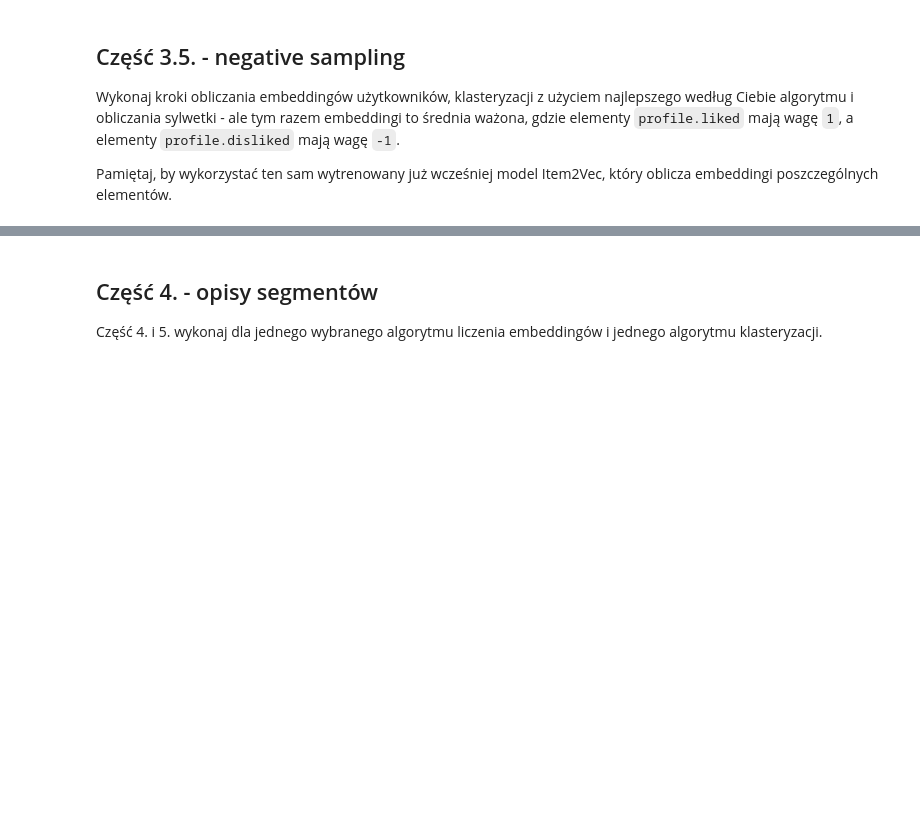
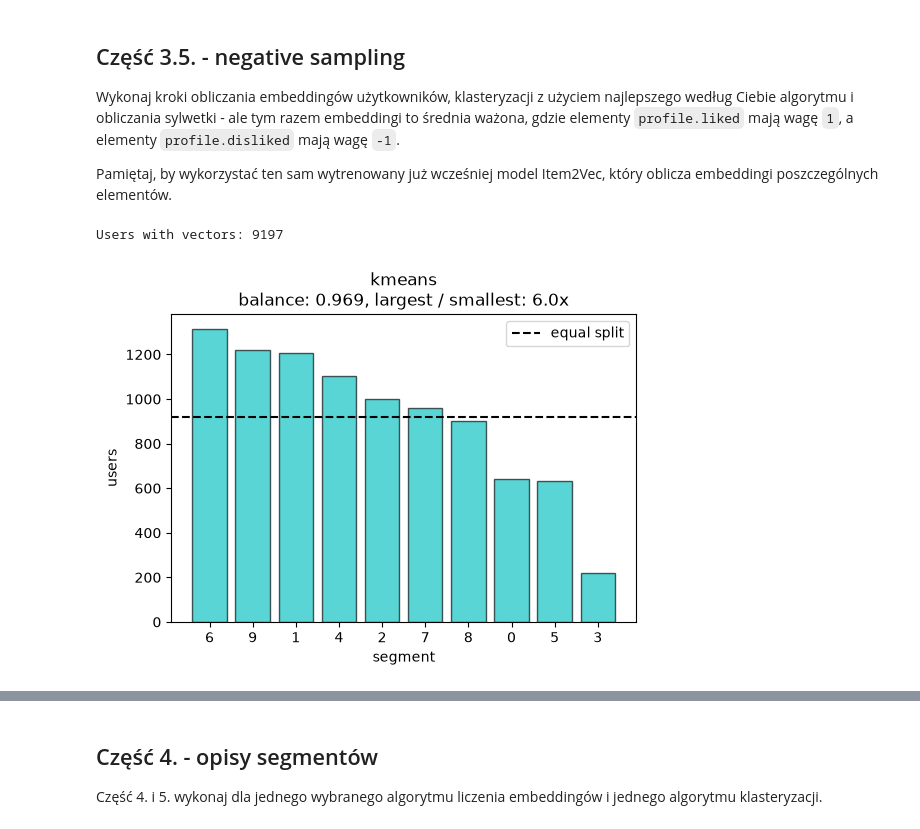
Before and after one commit to WSm-77/recommendation_systems, a Jupyter notebook: lab3/lab3_segmentation.ipynb, the cells around one changed output, grey strips where cells are left out. Cells and saved outputs as stored; diff of their text form; code cells hidden in the pictures; blank space fills up the shorter version.

```diff
--- a/lab3/lab3_segmentation.ipynb
+++ b/lab3/lab3_segmentation.ipynb
@@ -213,14 +213,7 @@ UserVectorizer = Callable[[UserProfile, Word2Vec], Optional[np.ndarray]]
 
 def mean_user_vector(profile: UserProfile, model: Word2Vec) -> Optional[np.ndarray]:
     # srednia z wektorow lubianych elementow; pomijamy elementy odrzucone przez min_count
-    liked_embeddings = []
-    for item in profile.liked:
-        try:
-            liked_embeddings.append(model.wv.get_vector(item))
-        except KeyError:
-            continue
-    if not liked_embeddings:
-        return None
+    liked_embeddings = [model.wv.get_vector(item) for item in profile.liked if item in model.wv]
     return np.mean(liked_embeddings, axis=0)
 
 
@@ -398,4 +391,23 @@ Wykonaj kroki obliczania embeddingów użytkowników, klasteryzacji z użyciem n
 
 Pamiętaj, by wykorzystać ten sam wytrenowany już wcześniej model Item2Vec, który oblicza embeddingi poszczególnych elementów.
 # %%
-raise NotImplementedError
+def weighted_mean_user_vector(profile: UserProfile, model: Word2Vec) -> Optional[np.ndarray]:
+    # srednia z wektorow lubianych elementow; pomijamy elementy odrzucone przez min_count
+    embeddings = (
+        [model.wv.get_vector(item) for item in profile.liked if item in model.wv]
+        + [-model.wv.get_vector(item) for item in profile.disliked if item in model.wv]
+    )
+    if not embeddings:
+        return None
+    return np.mean(embeddings, axis=0)
+
+BEST_ALGORITHM = 'kmeans'
+weighted_user_vectors = compute_user_vectors(dataset.profiles, model, weighted_mean_user_vector)
+print(f'Users with vectors: {len(weighted_user_vectors)}')
+segmentation_weighted_user_vectors: Segmentation = segment_users(weighted_user_vectors, PARAMS.segments_count,BEST_ALGORITHM)
+# %% [output]
+Users with vectors: 9197
+# %%
+plot_segment_sizes({BEST_ALGORITHM: segmentation_weighted_user_vectors})
+# %% [output]
+[figure, added]
```
Also changed, not shown: parts of 7 cells of this notebook.
